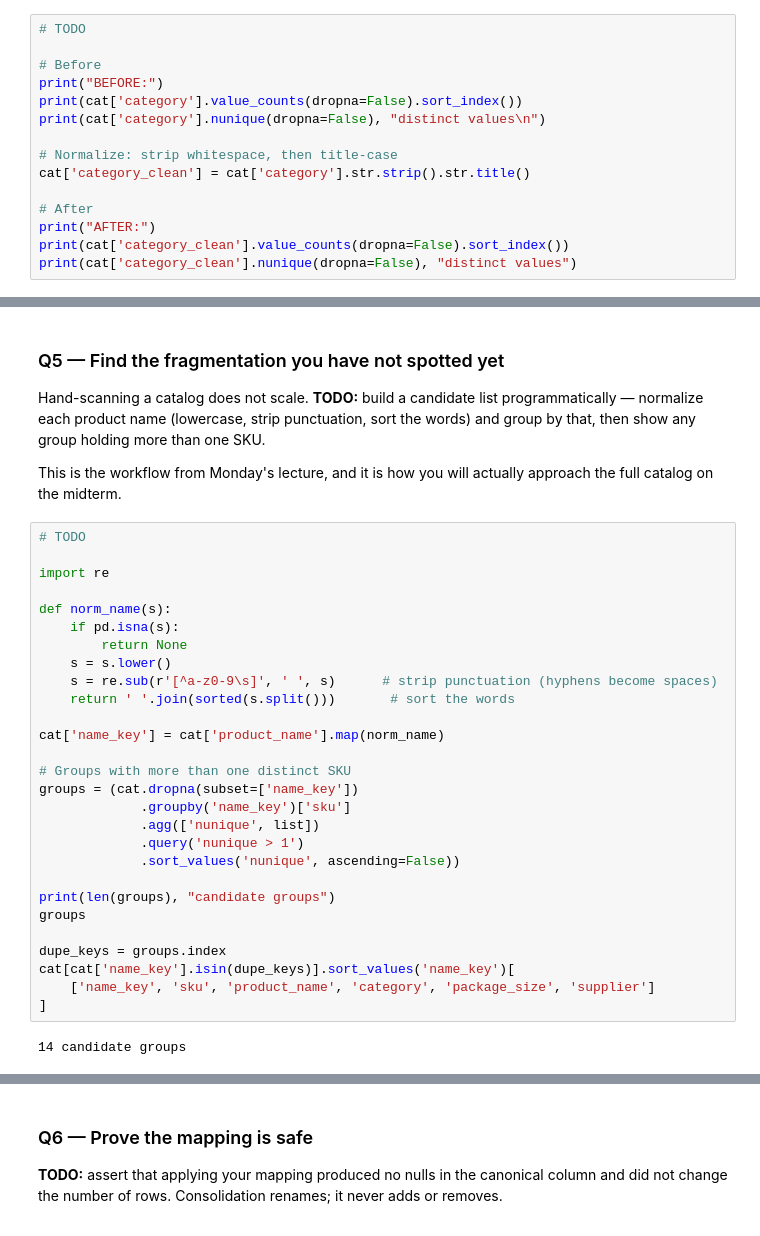
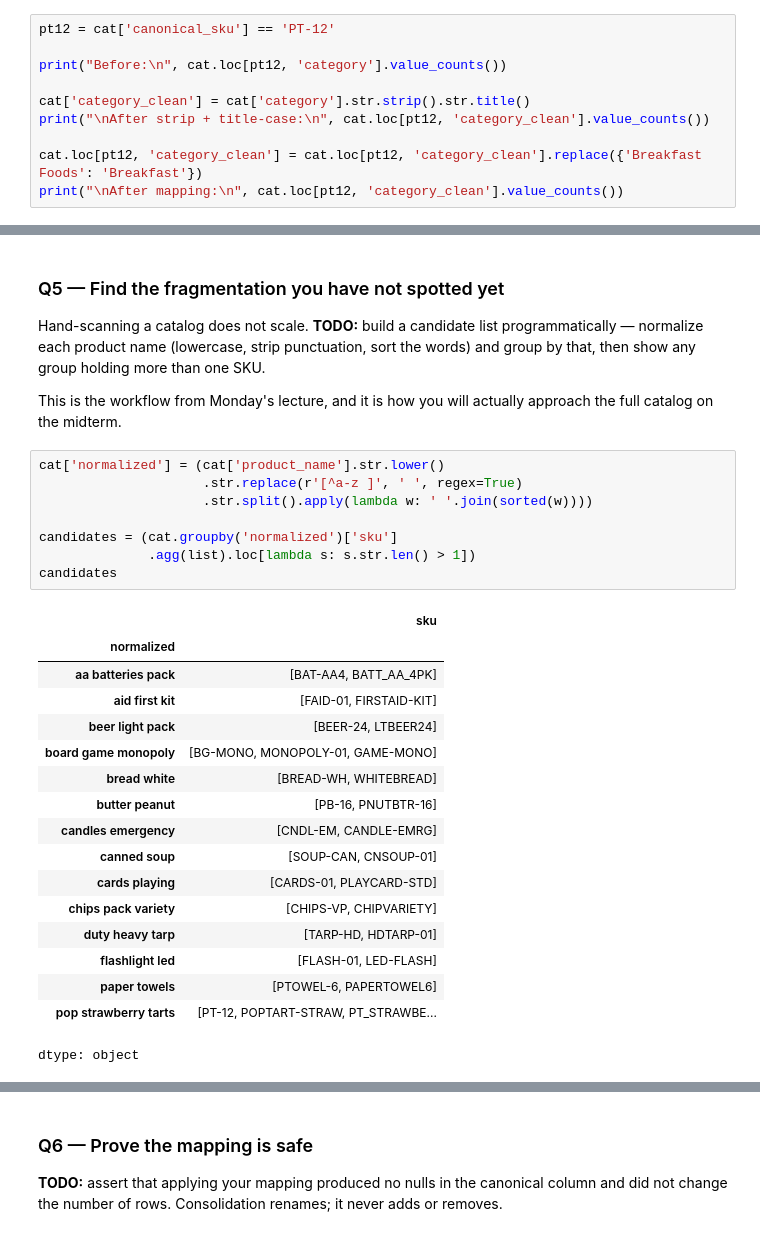
Before and after one commit to hershiaytoda/ds2002-fa26, a Jupyter notebook: notebooks/05-etl-walmart/2026-10-16 — Walmart Warm-Up SKU Mess — Lab.ipynb, the cells around one changed output, grey strips where cells are left out. Cells and saved outputs as stored; diff of their text form.

```diff
--- a/notebooks/05-etl-walmart/2026-10-16 — Walmart Warm-Up SKU Mess — Lab.ipynb
+++ b/notebooks/05-etl-walmart/2026-10-16 — Walmart Warm-Up SKU Mess — Lab.ipynb
@@ -126,18 +104,13 @@ print(cat['canonical_sku'].nunique(), "unique canonical SKUs vs", cat['sku'].nun
 
 Strip and title-case, then show the distinct values before and after with counts. Note any pair that is still two labels for one thing — `Breakfast` and `Breakfast Foods` are not the same string but they are the same category.
 # %%
-# TODO
+pt12 = cat['canonical_sku'] == 'PT-12'
 
-# Before
-print("BEFORE:")
-print(cat['category'].value_counts(dropna=False).sort_index())
-print(cat['category'].nunique(dropna=False), "distinct values\n")
+print("Before:\n", cat.loc[pt12, 'category'].value_counts())
 
-# Normalize: strip whitespace, then title-case
 cat['category_clean'] = cat['category'].str.strip().str.title()
+print("\nAfter strip + title-case:\n", cat.loc[pt12, 'category_clean'].value_counts())
 
-# After
-print("AFTER:")
-print(cat['category_clean'].value_counts(dropna=False).sort_index())
-print(cat['category_clean'].nunique(dropna=False), "distinct values")
+cat.loc[pt12, 'category_clean'] = cat.loc[pt12, 'category_clean'].replace({'Breakfast Foods': 'Breakfast'})
+print("\nAfter mapping:\n", cat.loc[pt12, 'category_clean'].value_counts())
 # %% [output]
@@ -165,32 +138,28 @@ Hand-scanning a catalog does not scale. **TODO:** build a candidate list program
 
 This is the workflow from Monday's lecture, and it is how you will actually approach the full catalog on the midterm.
 # %%
-# TODO
+cat['normalized'] = (cat['product_name'].str.lower()
+                     .str.replace(r'[^a-z ]', ' ', regex=True)
+                     .str.split().apply(lambda w: ' '.join(sorted(w))))
 
-import re
-
-def norm_name(s):
-    if pd.isna(s):
-        return None
-    s = s.lower()
-    s = re.sub(r'[^a-z0-9\s]', ' ', s)      # strip punctuation (hyphens become spaces)
-    return ' '.join(sorted(s.split()))       # sort the words
-
-cat['name_key'] = cat['product_name'].map(norm_name)
-
-# Groups with more than one distinct SKU
-groups = (cat.dropna(subset=['name_key'])
-             .groupby('name_key')['sku']
-             .agg(['nunique', list])
-             .query('nunique > 1')
-             .sort_values('nunique', ascending=False))
-
-print(len(groups), "candidate groups")
-groups
-
-dupe_keys = groups.index
-cat[cat['name_key'].isin(dupe_keys)].sort_values('name_key')[
-    ['name_key', 'sku', 'product_name', 'category', 'package_size', 'supplier']
-]
+candidates = (cat.groupby('normalized')['sku']
+              .agg(list).loc[lambda s: s.str.len() > 1])
+candidates
 # %% [output]
+|  | sku |
+| normalized |  |
+| aa batteries pack | [BAT-AA4, BATT_AA_4PK] |
+| aid first kit | [FAID-01, FIRSTAID-KIT] |
+| beer light pack | [BEER-24, LTBEER24] |
+| board game monopoly | [BG-MONO, MONOPOLY-01, GAME-MONO] |
+| bread white | [BREAD-WH, WHITEBREAD] |
+| butter peanut | [PB-16, PNUTBTR-16] |
+| candles emergency | [CNDL-EM, CANDLE-EMRG] |
+| canned soup | [SOUP-CAN, CNSOUP-01] |
+| cards playing | [CARDS-01, PLAYCARD-STD] |
+| chips pack variety | [CHIPS-VP, CHIPVARIETY] |
+| duty heavy tarp | [TARP-HD, HDTARP-01] |
+| flashlight led | [FLASH-01, LED-FLASH] |
+| paper towels | [PTOWEL-6, PAPERTOWEL6] |
+| pop strawberry tarts | [PT-12, POPTART-STRAW, PT_STRAWBE... |
-14 candidate groups
+dtype: object
```
Also changed, not shown: parts of 8 cells of this notebook.
